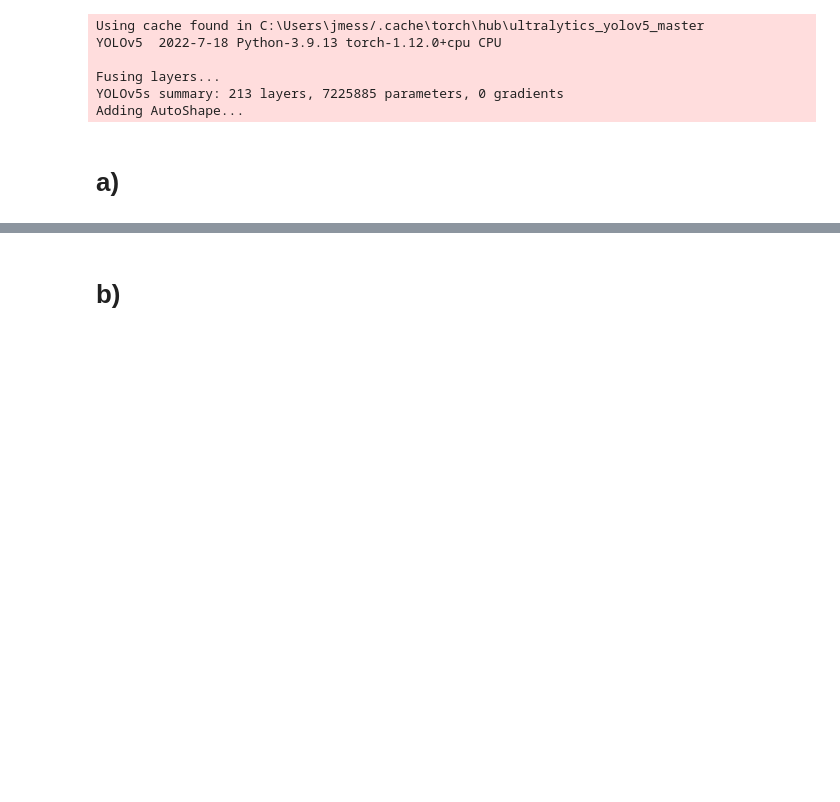
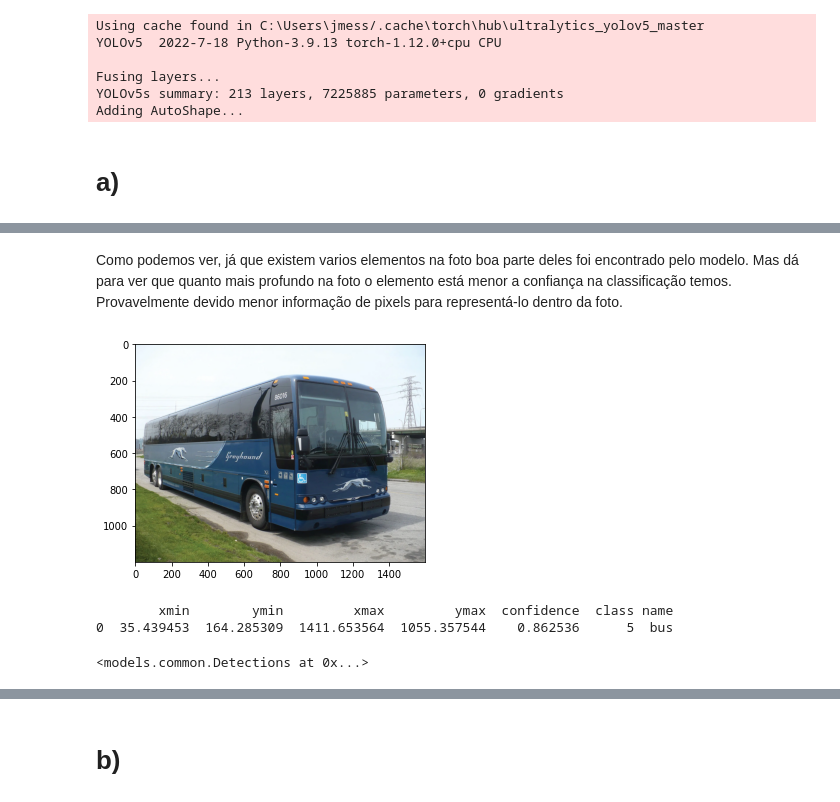
Before and after one commit to joaorura/visao_computacional_quinta_lista, a Jupyter notebook: segunda_questao.ipynb, the cells around one changed output, grey strips where cells are left out. Saved outputs shown, nothing was run; the diff lists cells and outputs as text; code cells hidden in the pictures; blank space fills up the shorter version.

```diff
--- a/segunda_questao.ipynb
+++ b/segunda_questao.ipynb
@@ -72,0 +85,15 @@ for i in IMGS:
+# %% [markdown]
+Como podemos ver, já que existem varios elementos na foto boa parte deles foi encontrado pelo modelo.
+Mas dá para ver que quanto mais profundo na foto o elemento está menor a confiança na classificação temos.
+Provavelmente devido menor informação de pixels para representá-lo dentro da foto.
+# %%
+plt.imshow(IMGS[1])
+plt.show()
+# %% [output]
+[figure, added]
+# %%
+process_image(IMGS[1])
+# %% [output]
+        xmin        ymin         xmax         ymax  confidence  class name
+0  35.439453  164.285309  1411.653564  1055.357544    0.862536      5  bus
+<models.common.Detections at 0x...>
```
Also changed, not shown: parts of 21 cells of this notebook.
